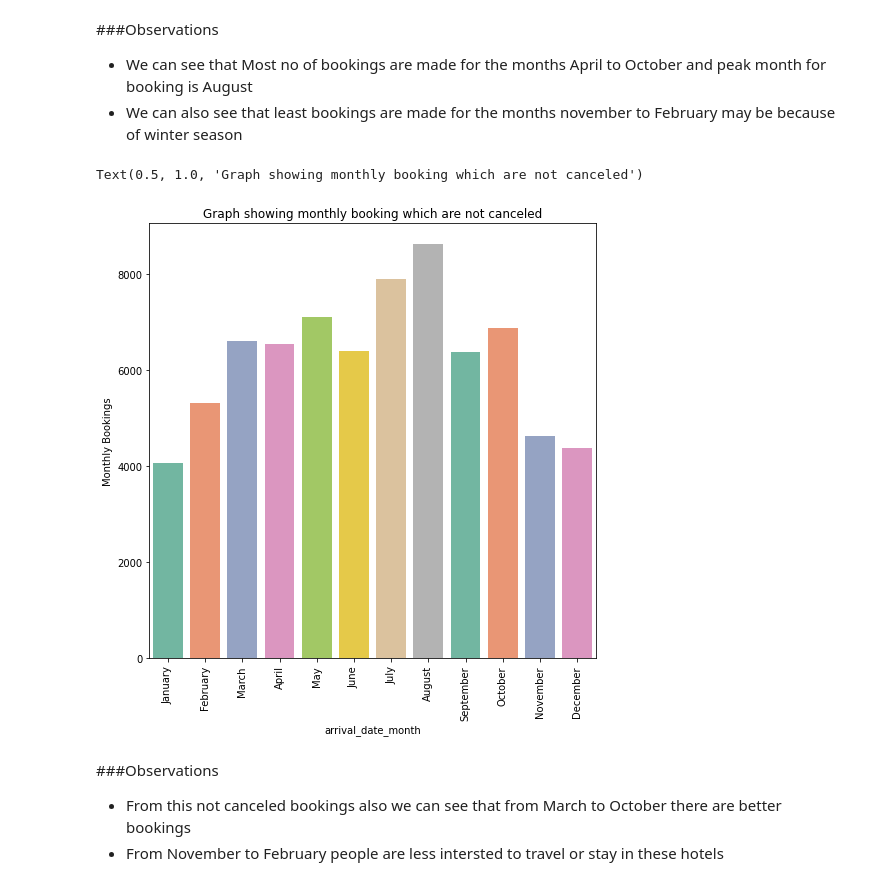
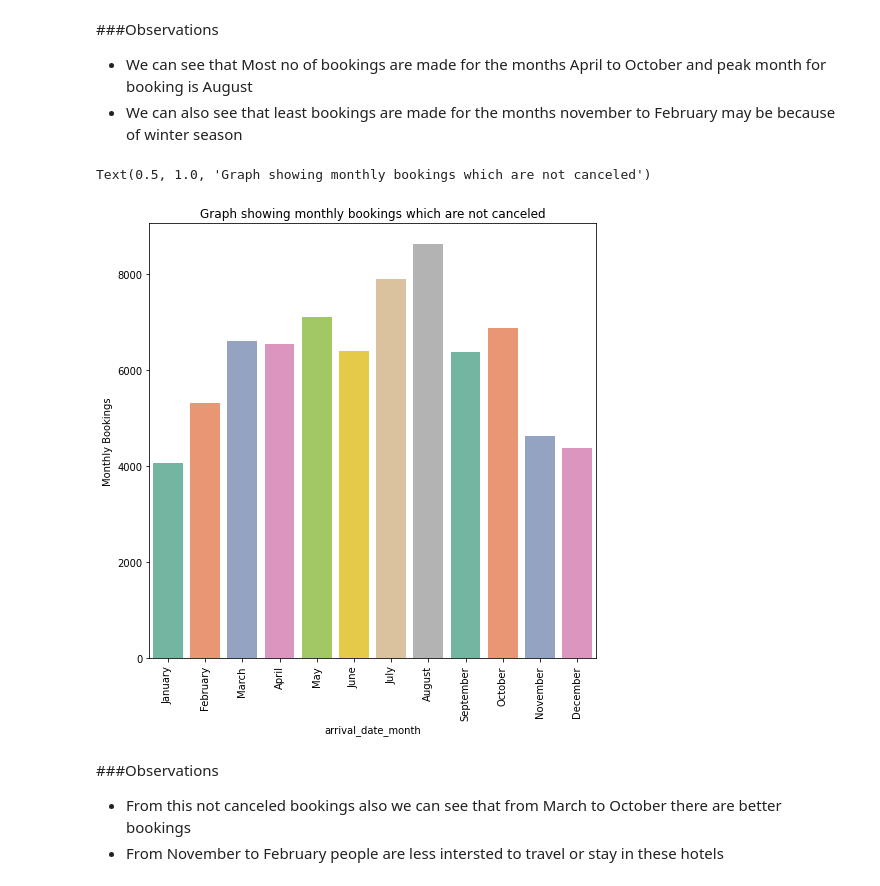
Before and after one commit to yashyakumar/Hotel_Booking_Analysis, a Jupyter notebook: Copy_of_Hotel_Booking_Analysis_Capstone_Project.ipynb, the cells around one changed output. Cells and saved outputs as stored; diff of their text form; code cells hidden in the pictures.

```diff
--- a/Copy_of_Hotel_Booking_Analysis_Capstone_Project.ipynb
+++ b/Copy_of_Hotel_Booking_Analysis_Capstone_Project.ipynb
@@ -348,13 +347,13 @@ not_canceld_months.sort_values('Monthly Bookings',inplace=True,ascending=False)
 # %%
 sns.barplot(x='arrival_date_month',y='Monthly Bookings',data=not_canceld_months,
             order=['January','February','March','April','May','June','July',
                    'August','September','October','November','December'],
             palette='Set2')
 plt.xticks(rotation=90)
-plt.title('Graph showing monthly booking which are not canceled')
+plt.title('Graph showing monthly bookings which are not canceled')
 # %% [output]
-Text(0.5, 1.0, 'Graph showing monthly booking which are not canceled')
+Text(0.5, 1.0, 'Graph showing monthly bookings which are not canceled')
-[figure, old version]
+[figure, new version]
 # %% [markdown]
 ###Observations
 
```
Also changed, not shown: parts of 3 cells of this notebook.
